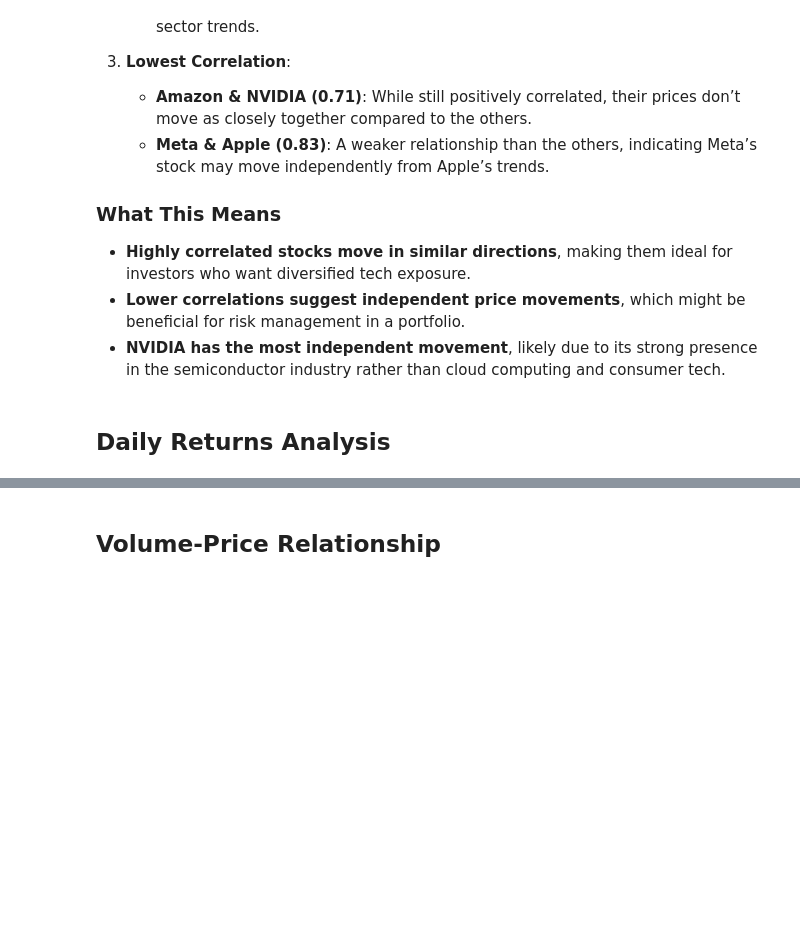
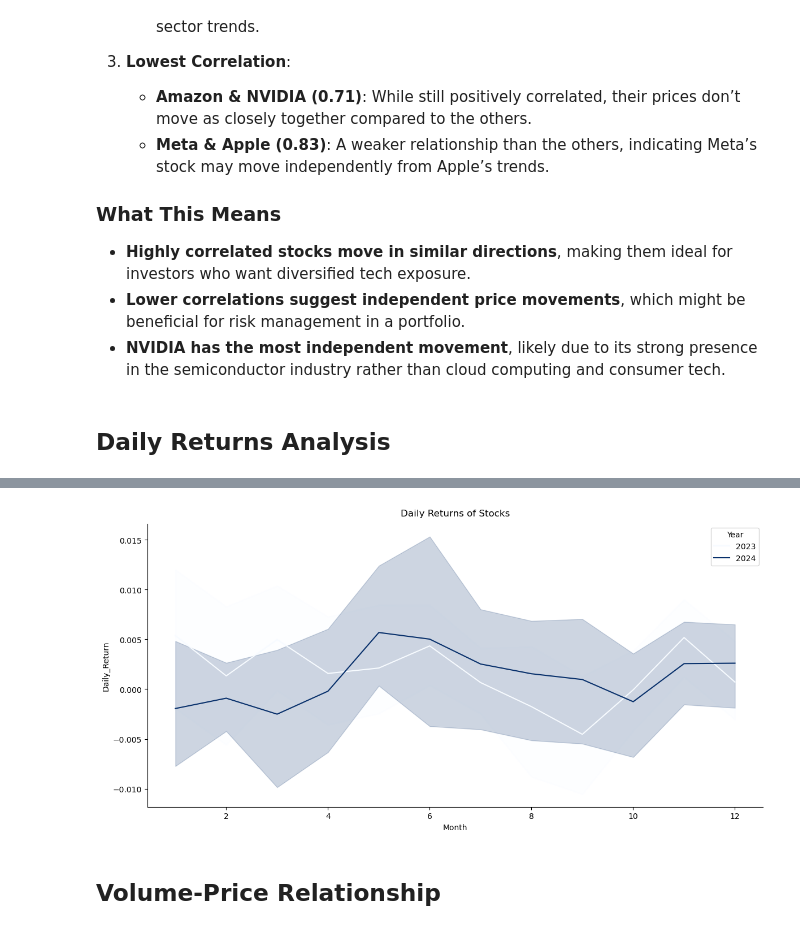
Before and after one commit to modyreturn/Stock-Market-Analysis, a Jupyter notebook: Stock_Analysis.ipynb, the cells around one changed output, grey strips where cells are left out. Cells and saved outputs as stored; diff of their text form; code cells hidden in the pictures; blank space fills up the shorter version.

Commit message:
Stock Analysis

```diff
--- a/Stock_Analysis.ipynb
+++ b/Stock_Analysis.ipynb
@@ -405,0 +381,18 @@ sns.lineplot(data=returns_df, x='Date', y='Apple', label='AAPL')
+# %%
+# Daily Returns
+# Calculate daily returns
+returns_df = pivot_df.pct_change().reset_index()
+returns_df = returns_df.dropna()
+returns_df.columns.name = 'Company' # Set the index name to 'Date'
+# Melt the DataFrame to long format for easier plotting
+returns_df_melted = returns_df.melt(id_vars='Date', var_name='Company', value_name='Daily_Return')
+returns_df_melted['Year'] = returns_df_melted['Date'].dt.year
+returns_df_melted['Month'] = returns_df_melted['Date'].dt.month
+returns_df_melted['Day'] = returns_df_melted['Date'].dt.day
+df_Apple = returns_df_melted[returns_df_melted['Company'] == 'Apple']
+df_Amazon = returns_df_melted[returns_df_melted['Company'] == 'Amazon']
+df_Microsoft = returns_df_melted[returns_df_melted['Company'] == 'Microsoft']
+df_Tesla = returns_df_melted[returns_df_melted['Company'] == 'Tesla']
+df_Google = returns_df_melted[returns_df_melted['Company'] == 'Google']
+
+df_Apple.head()
@@ -406,3 +406,22 @@ sns.lineplot(data=returns_df, x='Date', y='Apple', label='AAPL')
+# %%
+df_Apple = df_Apple[df_Apple['Year'].isin([2023, 2024])]
+# %%
+plt.figure(figsize=(12, 6))
+sns.lineplot(data=df_Apple,
+             x='Month',
+             y='Daily_Return',
+             hue='Year',
+             palette='Blues'
+             )
+
+
+plt.title('Daily Returns of Stocks', pad=10)
+
+sns.despine()
+plt.tight_layout()
+plt.show()
+# %% [output]
+[figure, added]
 # %% [markdown]
 ## Volume-Price Relationship
 # %%
```
Also changed, not shown: parts of 4 cells of this notebook.
